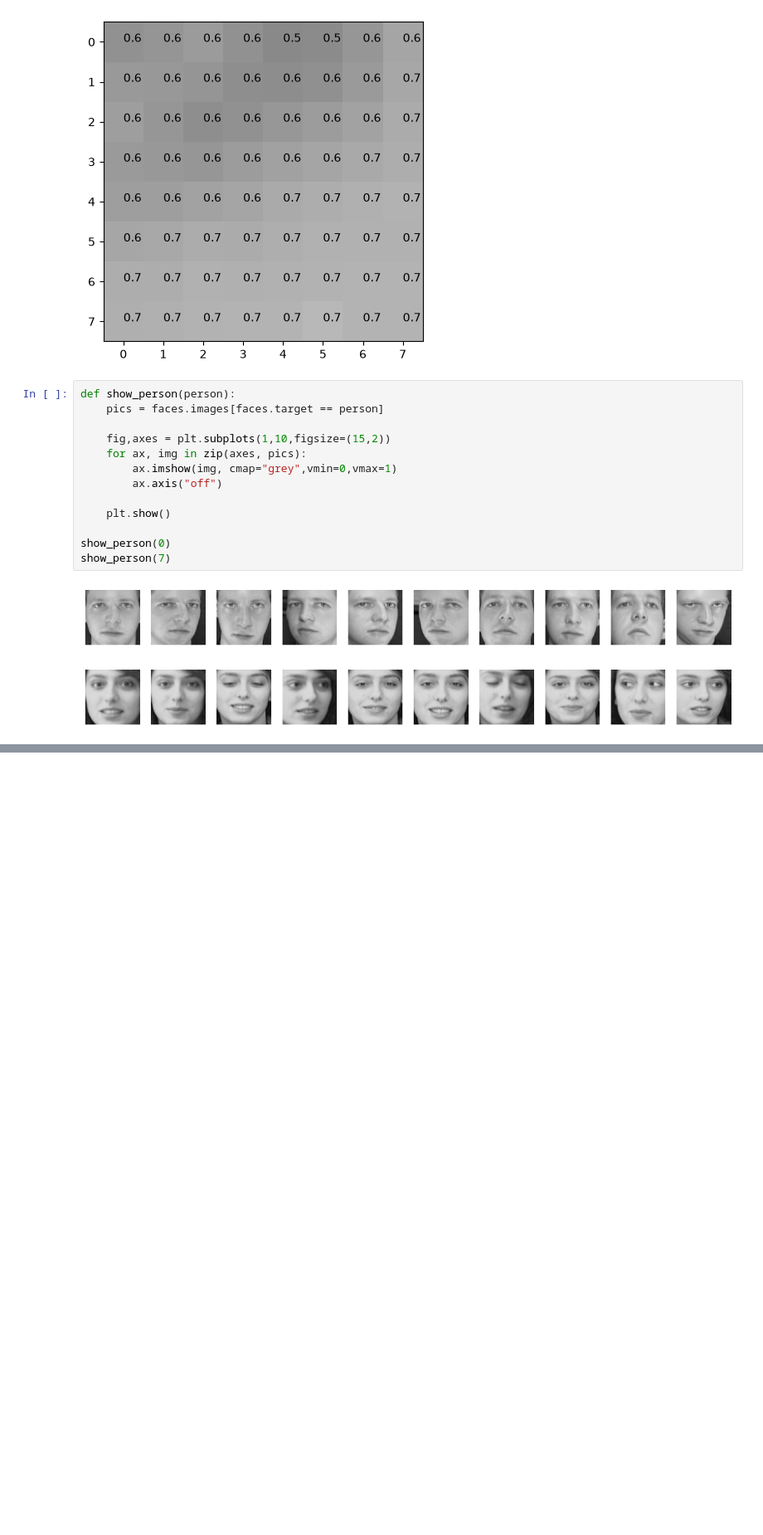
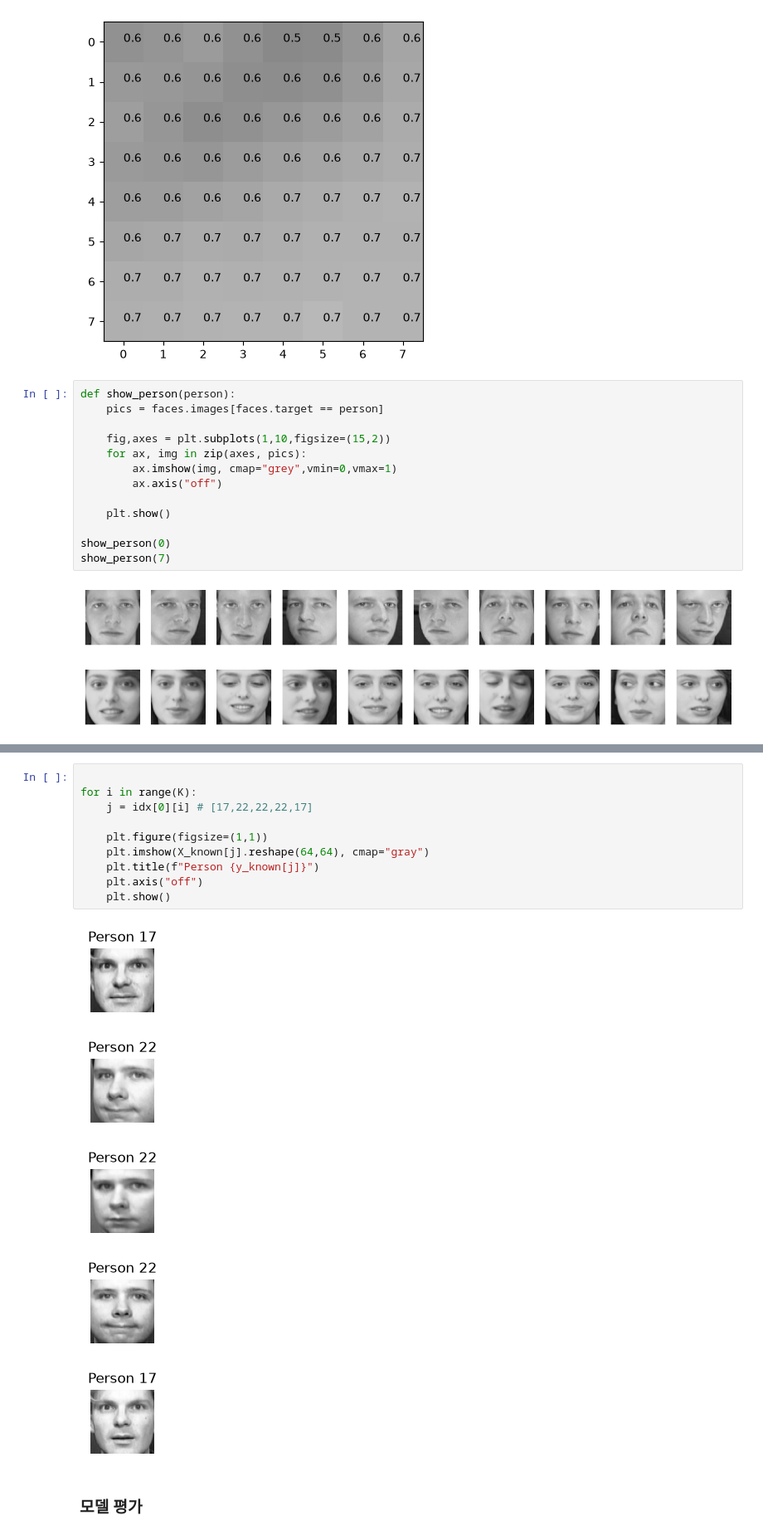
Before and after one commit to jjejjedev/Kant_ML, a Jupyter notebook: 04_knn.ipynb, the cells around one changed output, grey strips where cells are left out. Shown at 83% size. Saved outputs shown, nothing was run; the diff lists cells and outputs as text; blank space fills up the shorter version.

```diff
--- a/04_knn.ipynb
+++ b/04_knn.ipynb
@@ -68,0 +178,18 @@ show_person(7)
+# %%
+
+for i in range(K):
+    j = idx[0][i] # [17,22,22,22,17]
+
+    plt.figure(figsize=(1,1))
+    plt.imshow(X_known[j].reshape(64,64), cmap="gray")
+    plt.title(f"Person {y_known[j]}")
+    plt.axis("off")
+    plt.show()
+# %% [output]
+[figure, added]
+[figure, added]
+[figure, added]
+[figure, added]
+[figure, added]
+# %% [markdown]
+### 모델 평가
```
Also changed, not shown: parts of 14 cells of this notebook, 1 other file.
